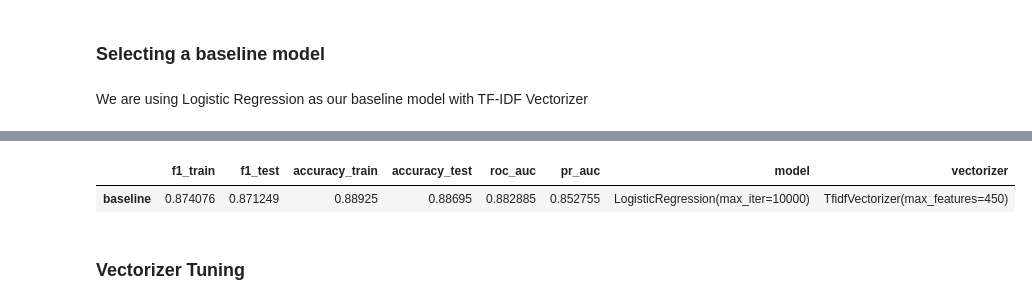
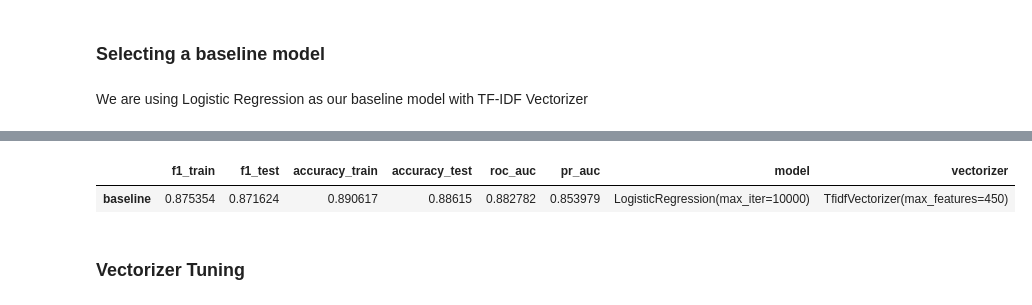
Before and after one commit to Jehoi-ga-ada/Bitcoin-Sentiment-Analysis, a Jupyter notebook: models.ipynb, the cells around one changed output, grey strips where cells are left out. Cells and saved outputs as stored; diff of their text form; code cells hidden in the pictures.

```diff
--- a/models.ipynb
+++ b/models.ipynb
@@ -108,6 +113,7 @@ X = data.drop(columns='labels')
 y = data['labels']
 
 X_train, X_test, y_train, y_test = train_test_split(X, y, random_state=42, test_size=0.2)
+X_train, X_val, y_train, y_val = train_test_split(X_train, y_train, random_state=42, test_size=0.25) # 0.25 * 0.8 = 0.2
 # %% [markdown]
 Checking the proportion of each class to make sure the data is balanced
 # %%
@@ -137,7 +148,7 @@ baseline_model = LogisticRegression(max_iter=MAX_ITER)
 vectorizer = TfidfVectorizer(max_features=MAX_FEAT)
 
 vectorized_xtrain = vectorizer.fit_transform(X_train['text_without_stopwords'])
-vectorized_xtest = vectorizer.transform(X_test['text_without_stopwords'])
+vectorized_xval = vectorizer.transform(X_val['text_without_stopwords'])
 
 pd.DataFrame.sparse.from_spmatrix(vectorized_xtrain, columns=vectorizer.get_feature_names_out())
 # %% [output]
@@ -162,14 +173,14 @@ array([0.88675  , 0.8858125, 0.8909375, 0.8899375, 0.886625 ])
 # %%
 baseline_model.fit(vectorized_xtrain, y_train)
 
 y_hat_train_baseline = baseline_model.predict(vectorized_xtrain)
-y_hat_test_baseline = baseline_model.predict(vectorized_xtest)
+y_hat_val_baseline = baseline_model.predict(vectorized_xval)
 
 scoreTable(baseline_model, 'baseline', vectorizer, y_train,
-                   y_hat_train_baseline, y_test, y_hat_test_baseline)
+                   y_hat_train_baseline, y_val, y_hat_val_baseline)
 # %% [output]
 |  | f1_train | f1_test | accuracy_train | accuracy_test | roc_auc | pr_auc | model | vectorizer |
-| baseline | 0.874076 | 0.871249 | 0.88925 | 0.88695 | 0.882885 | 0.852755 | LogisticRegression(max_iter=10000) | TfidfVectorizer(max_features=450) |
+| baseline | 0.875354 | 0.871624 | 0.890617 | 0.88615 | 0.882782 | 0.853979 | LogisticRegression(max_iter=10000) | TfidfVectorizer(max_features=450) |
 # %% [markdown]
 ### Vectorizer Tuning
 # %% [markdown]
```
Also changed, not shown: parts of 16 cells of this notebook, 2 other files.
